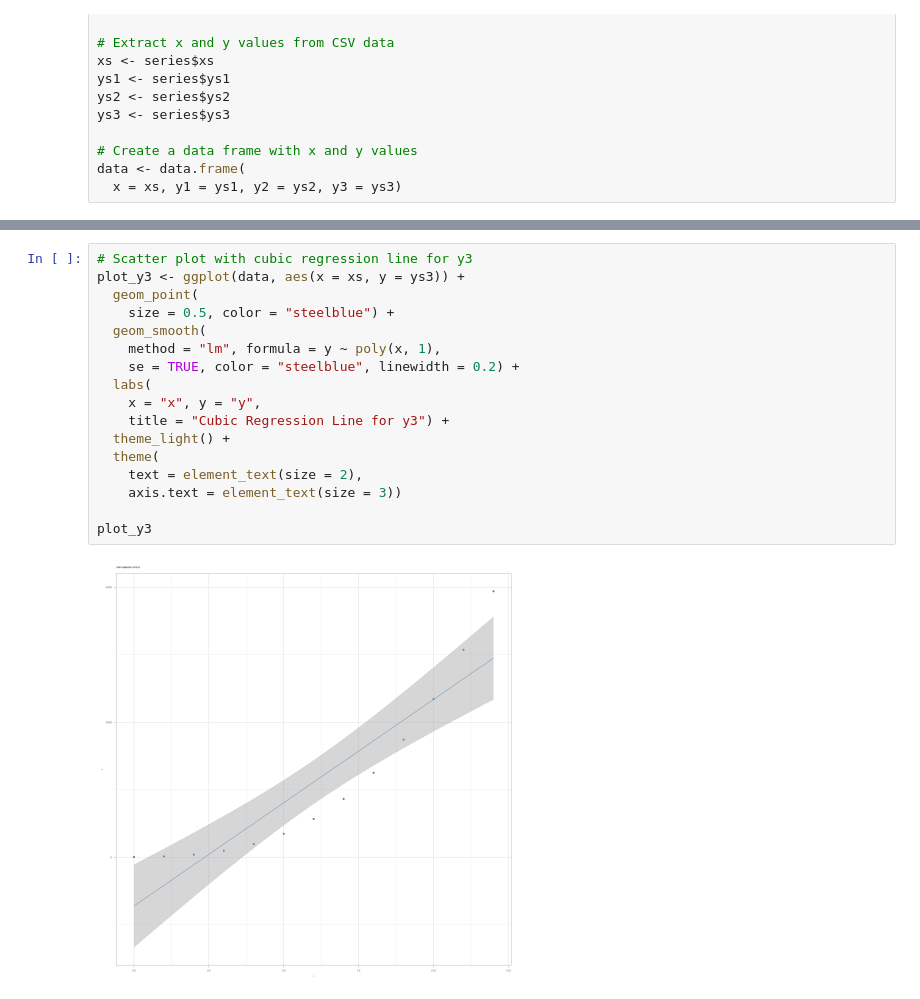
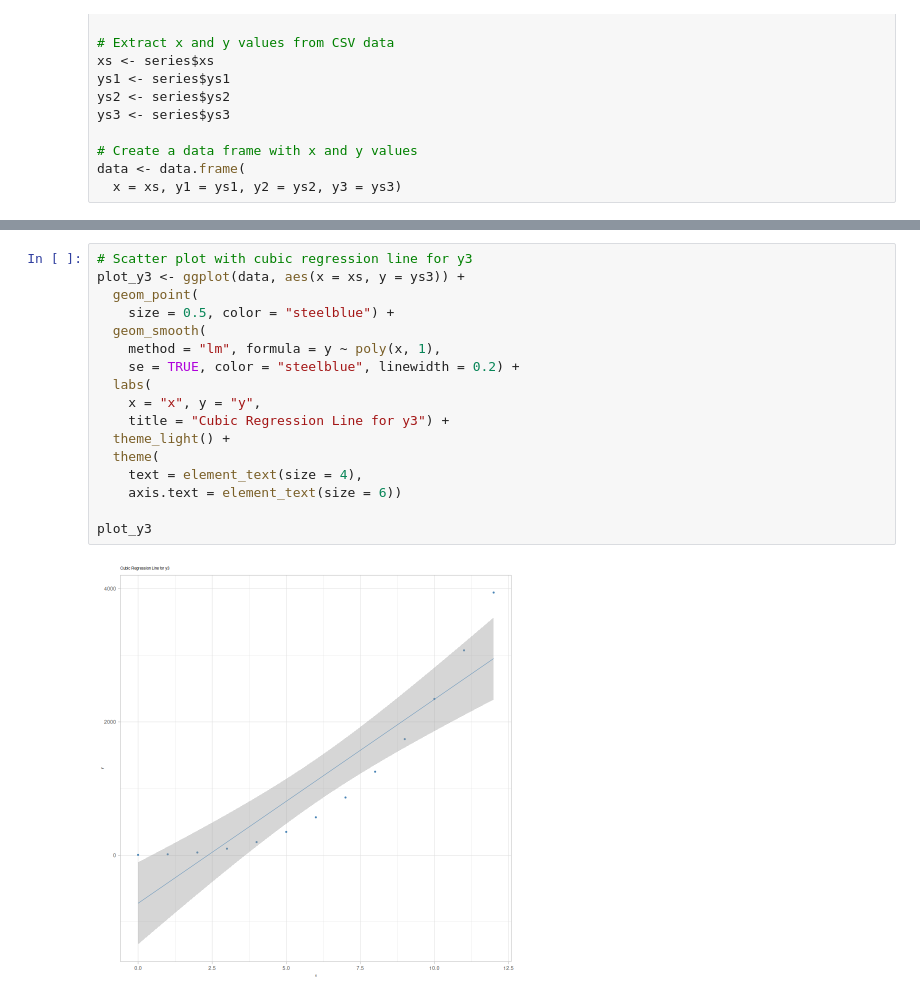
Before and after one commit to epsi-rns/codecase, a Jupyter notebook: gnu-r/trend/72-grid-extra.ipynb, the cells around one changed output, grey strips where cells are left out. Drawn from its saved outputs; the diff is of its cells as text.

```diff
--- a/gnu-r/trend/72-grid-extra.ipynb
+++ b/gnu-r/trend/72-grid-extra.ipynb
@@ -60,22 +60,22 @@ plot_y2
 # %%
 # Scatter plot with cubic regression line for y3
 plot_y3 <- ggplot(data, aes(x = xs, y = ys3)) +
   geom_point(
     size = 0.5, color = "steelblue") +
   geom_smooth(
     method = "lm", formula = y ~ poly(x, 1),
     se = TRUE, color = "steelblue", linewidth = 0.2) +
   labs(
     x = "x", y = "y",
     title = "Cubic Regression Line for y3") +
   theme_light() +
   theme(
-    text = element_text(size = 2),
-    axis.text = element_text(size = 3))
+    text = element_text(size = 4),
+    axis.text = element_text(size = 6))
 
 plot_y3
 # %% [output]
-[figure, old version]
+[figure, new version]
 # %%
 # Arrange plots using gridExtra horizontally
 grid_plot <- grid.arrange(
```
Also changed, not shown: parts of 3 cells of this notebook, 20 other files.
